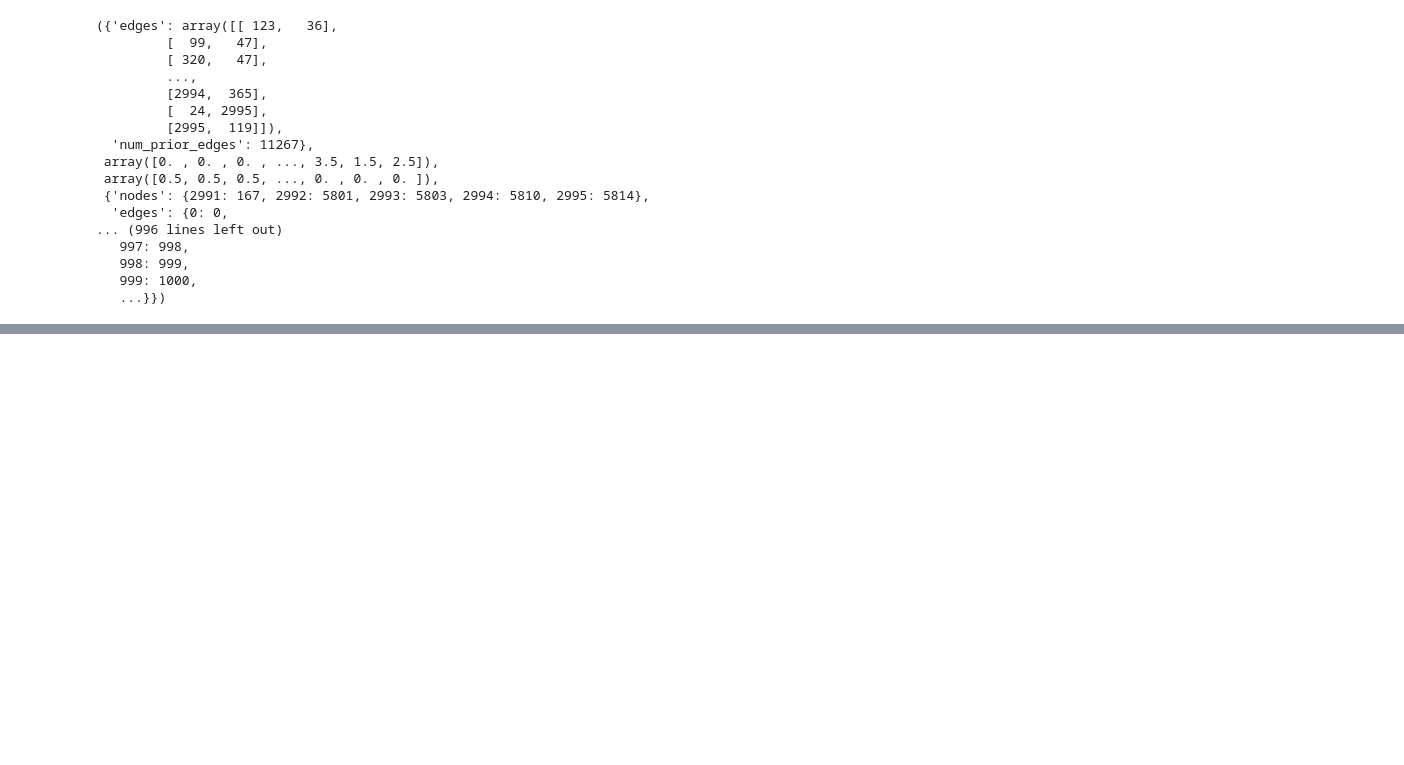
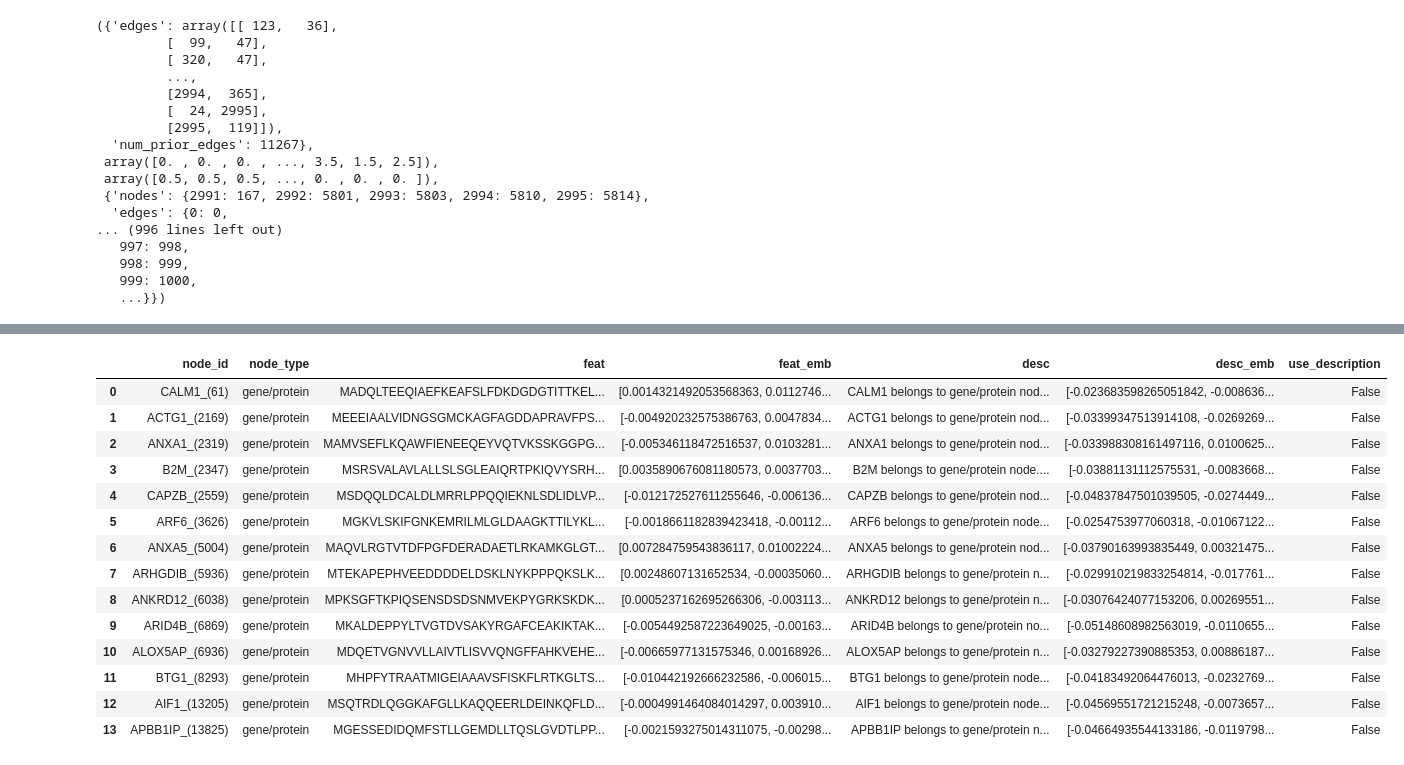
Before and after one commit to VirtualPatientEngine/AIAgents4Pharma, a Jupyter notebook: docs/notebooks/talk2knowledgegraphs/check_milvus_migration.ipynb, the cells around one changed output, grey strips where cells are left out. Cells and saved outputs as stored; diff of their text form; code cells hidden in the pictures; blank space fills up the shorter version.

Commit message:
fix: modify milvus-related subgraph tools

```diff
--- a/docs/notebooks/talk2knowledgegraphs/check_milvus_migration.ipynb
+++ b/docs/notebooks/talk2knowledgegraphs/check_milvus_migration.ipynb
@@ -608,6 +669,7 @@ graph_edges
 # %% [markdown]
 ### Optimization
 # %%
+import pickle
 local_dir = "../../../aiagents4pharma/talk2knowledgegraphs/tests/files"
 # Input
 with open(f"{local_dir}/input_edge_index.pkl", "rb") as f:
@@ -615,12 +677,12 @@ with open(f"{local_dir}/input_edge_index.pkl", "rb") as f:
 with open(f"{local_dir}/input_prizes.pkl", "rb") as f:
     prizes = pickle.load(f)
 num_nodes = 2991
-# Output
-with open(f"{local_dir}/output_edges_dict.pkl", "rb") as f:
-    output_edges_dict = pickle.load(f)
-with open(f"{local_dir}/output_prizes.pkl", "rb") as f:
-    output_prizes = pickle.load(f)
-with open(f"{local_dir}/output_costs.pkl", "rb") as f:
-    output_costs = pickle.load(f)
-with open(f"{local_dir}/output_mapping.pkl", "rb") as f:
-    output_mapping = pickle.load(f)
+# # Output
+# with open(f"{local_dir}/output_edges_dict.pkl", "rb") as f:
+#     output_edges_dict = pickle.load(f)
+# with open(f"{local_dir}/output_prizes.pkl", "rb") as f:
+#     output_prizes = pickle.load(f)
+# with open(f"{local_dir}/output_costs.pkl", "rb") as f:
+#     output_costs = pickle.load(f)
+# with open(f"{local_dir}/output_mapping.pkl", "rb") as f:
+#     output_mapping = pickle.load(f)
@@ -942,0 +1178,60 @@ e_prizes[[r['triplet_index'] for r in res[0]]]
+# %%
+# Load the collection
+collection = Collection(
+    name=f"{milvus_database}_nodes_gene_protein"
+)
+collection.load()
+
+# Query the collection with node names from multimodal_df
+q_node_names =  [
+    "ACTG1",
+    "AIF1",
+    "ALOX5AP",
+    "ANKRD12",
+    "ANXA1",
+    "ANXA5",
+    "APBB1IP",
+    "ARF6",
+    "ARHGDIB",
+    "ARID4B",
+    "ATP5D",
+    "B2M",
+    "BTG1",
+    "C12ORF57",
+    "C12ORF75",
+    "C19ORF60",
+    "C9ORF142",
+    "CALM1",
+    "CAPZB"
+]
+q_columns = ["node_id", "node_type", "feat", "feat_emb", "desc", "desc_emb"]
+res = collection.query(
+    expr=f'node_name IN [{','.join(f'"{name}"' for name in q_node_names)}]',
+    output_fields=q_columns,
+)
+# Convert the embeedings into floats
+for r_ in res:
+    r_['feat_emb'] = [float(x) for x in r_['feat_emb']]
+    r_['desc_emb'] = [float(x) for x in r_['desc_emb']]
+
+# Convert the result to a DataFrame
+res_df = df.DataFrame(res)[q_columns]
+res_df["use_description"] = False
+
+res_df
+# %% [output]
+|  | node_id | node_type | feat | feat_emb | desc | desc_emb | use_description |
+| 0 | CALM1_(61) | gene/protein | MADQLTEEQIAEFKEAFSLFDKDGDGTITTKEL... | [0.0014321492053568363, 0.0112746... | CALM1 belongs to gene/protein nod... | [-0.023683598265051842, -0.008636... | False |
+| 1 | ACTG1_(2169) | gene/protein | MEEEIAALVIDNGSGMCKAGFAGDDAPRAVFPS... | [-0.004920232575386763, 0.0047834... | ACTG1 belongs to gene/protein nod... | [-0.03399347513914108, -0.0269269... | False |
+| 2 | ANXA1_(2319) | gene/protein | MAMVSEFLKQAWFIENEEQEYVQTVKSSKGGPG... | [-0.005346118472516537, 0.0103281... | ANXA1 belongs to gene/protein nod... | [-0.033988308161497116, 0.0100625... | False |
+| 3 | B2M_(2347) | gene/protein | MSRSVALAVLALLSLSGLEAIQRTPKIQVYSRH... | [0.0035890676081180573, 0.0037703... | B2M belongs to gene/protein node.... | [-0.03881131112575531, -0.0083668... | False |
+| 4 | CAPZB_(2559) | gene/protein | MSDQQLDCALDLMRRLPPQQIEKNLSDLIDLVP... | [-0.012172527611255646, -0.006136... | CAPZB belongs to gene/protein nod... | [-0.04837847501039505, -0.0274449... | False |
+| 5 | ARF6_(3626) | gene/protein | MGKVLSKIFGNKEMRILMLGLDAAGKTTILYKL... | [-0.0018661182839423418, -0.00112... | ARF6 belongs to gene/protein node... | [-0.0254753977060318, -0.01067122... | False |
+| 6 | ANXA5_(5004) | gene/protein | MAQVLRGTVTDFPGFDERADAETLRKAMKGLGT... | [0.007284759543836117, 0.01002224... | ANXA5 belongs to gene/protein nod... | [-0.03790163993835449, 0.00321475... | False |
+| 7 | ARHGDIB_(5936) | gene/protein | MTEKAPEPHVEEDDDDELDSKLNYKPPPQKSLK... | [0.00248607131652534, -0.00035060... | ARHGDIB belongs to gene/protein n... | [-0.029910219833254814, -0.017761... | False |
+| 8 | ANKRD12_(6038) | gene/protein | MPKSGFTKPIQSENSDSDSNMVEKPYGRKSKDK... | [0.0005237162695266306, -0.003113... | ANKRD12 belongs to gene/protein n... | [-0.03076424077153206, 0.00269551... | False |
+| 9 | ARID4B_(6869) | gene/protein | MKALDEPPYLTVGTDVSAKYRGAFCEAKIKTAK... | [-0.0054492587223649025, -0.00163... | ARID4B belongs to gene/protein no... | [-0.05148608982563019, -0.0110655... | False |
+| 10 | ALOX5AP_(6936) | gene/protein | MDQETVGNVVLLAIVTLISVVQNGFFAHKVEHE... | [-0.00665977131575346, 0.00168926... | ALOX5AP belongs to gene/protein n... | [-0.03279227390885353, 0.00886187... | False |
+| 11 | BTG1_(8293) | gene/protein | MHPFYTRAATMIGEIAAAVSFISKFLRTKGLTS... | [-0.010442192666232586, -0.006015... | BTG1 belongs to gene/protein node... | [-0.04183492064476013, -0.0232769... | False |
+| 12 | AIF1_(13205) | gene/protein | MSQTRDLQGGKAFGLLKAQQEERLDEINKQFLD... | [-0.0004991464084014297, 0.003910... | AIF1 belongs to gene/protein node... | [-0.04569551721215248, -0.0073657... | False |
+| 13 | APBB1IP_(13825) | gene/protein | MGESSEDIDQMFSTLLGEMDLLTQSLGVDTLPP... | [-0.0021593275014311075, -0.00298... | APBB1IP belongs to gene/protein n... | [-0.04664935544133186, -0.0119798... | False |
```
Also changed, not shown: parts of 28 cells of this notebook, 9 other files.
